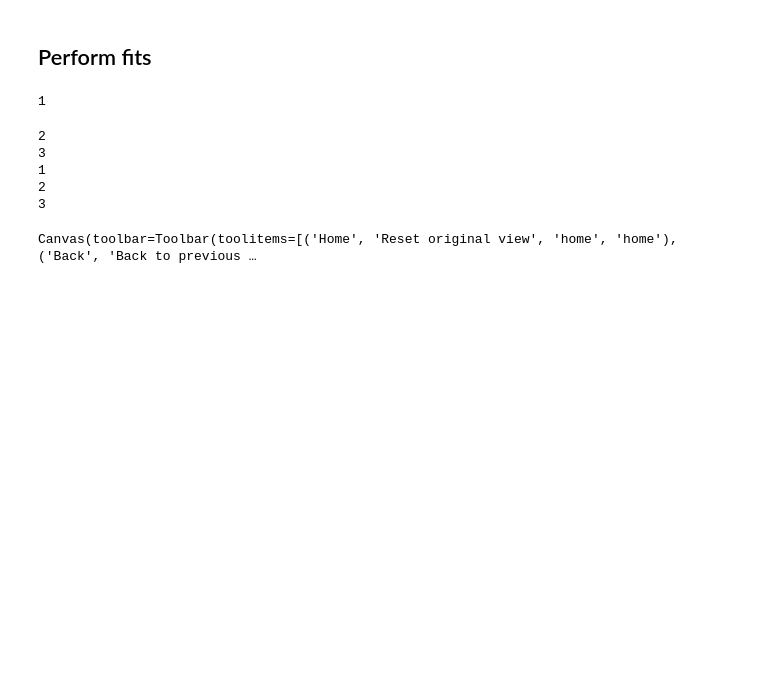
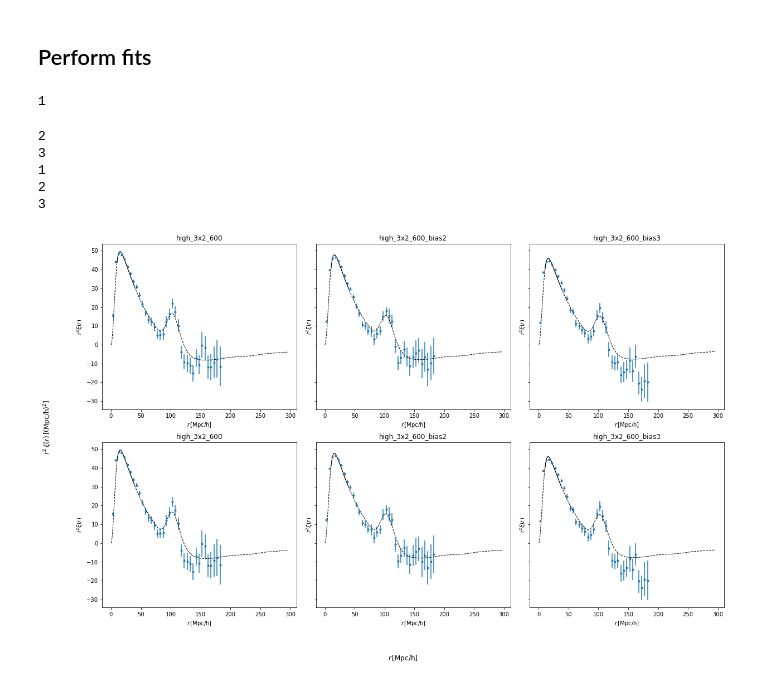
Before and after one commit to cramirezpe/QSO_clustering_analysis, a Jupyter notebook: read_correlations/plot_correlations.ipynb, the cells around one changed output. Saved outputs shown, nothing was run; the diff lists cells and outputs as text; code cells hidden in the pictures; blank space fills up the shorter version.

```diff
--- a/read_correlations/plot_correlations.ipynb
+++ b/read_correlations/plot_correlations.ipynb
@@ -123,18 +123,18 @@ for analysis in analyses:
 2
 3
 # %%
-fig, axs = plt.subplots(ncols=3, nrows=2, sharey=True)
+fig, axs = plt.subplots(ncols=3, nrows=2, sharey=True, figsize=(20,12))
 pole=0
 
 axs = np.asarray(axs).reshape(-1)
 for ax, analysis in zip(axs, analyses):
     Plots.plot_data(pole, analysis.boxes, ax=ax, no_labels=True)
 #     Plots.plot_theory(pole, z=z, theory=theory, ax=ax, rsd=False, no_labels=True)
     Plots.plot_best_fit(fitter=analysis.fitter, ax=ax, pole=pole, plot_args=dict(c='k', lw=1))
     ax.set_title(analysis.path.name)
 
 fig.supylabel(r'$r^2 \, \xi(r) \, {\rm [(Mpc/h){^2}]}$', x=0.05)
 fig.supxlabel(r'$r \, {\rm [Mpc/h]}$')
 plt.subplots_adjust(wspace=0.1)
 # %% [output]
-Canvas(toolbar=Toolbar(toolitems=[('Home', 'Reset original view', 'home', 'home'), ('Back', 'Back to previous …
+[figure, added]
```
Also changed, not shown: parts of 2 cells of this notebook.
